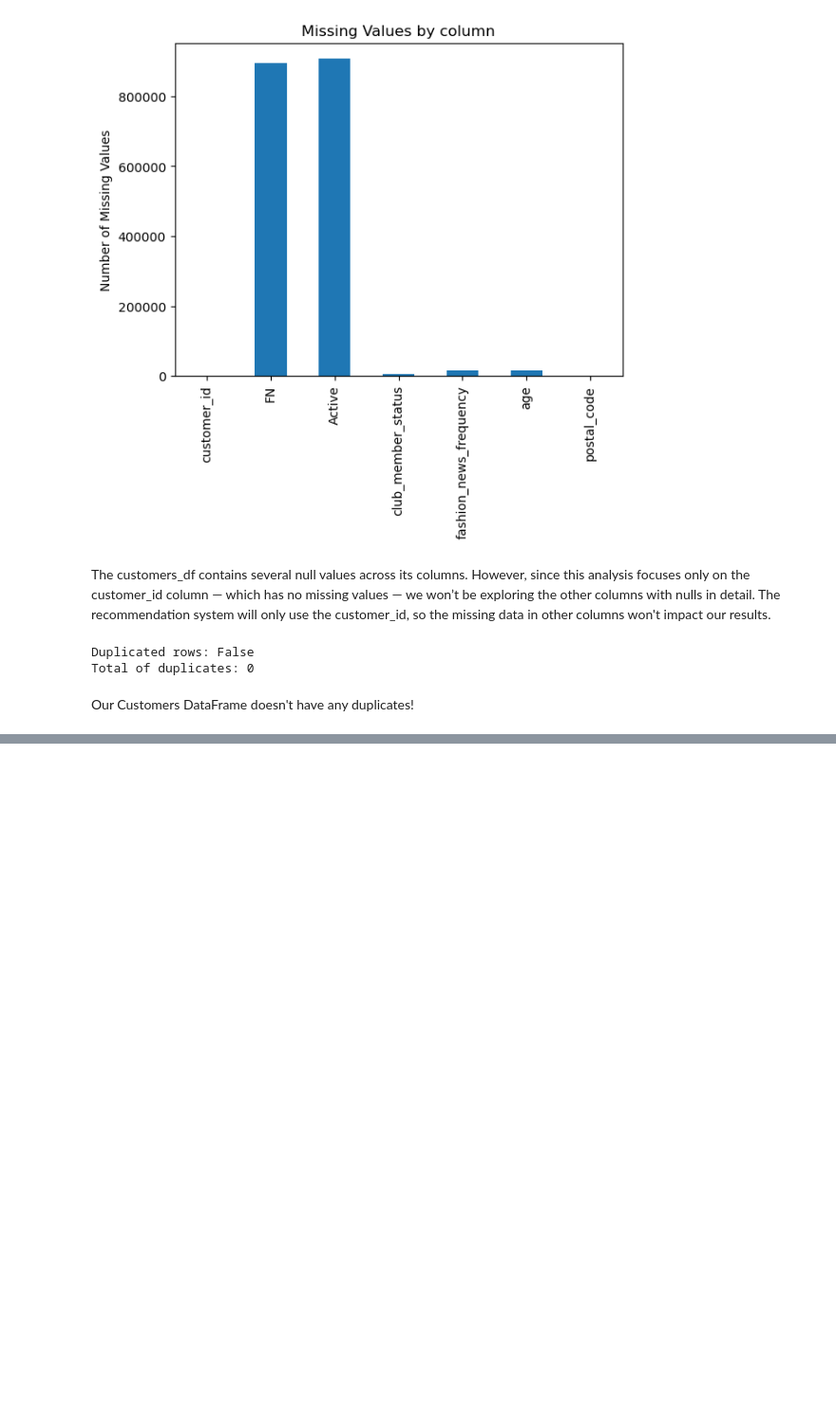
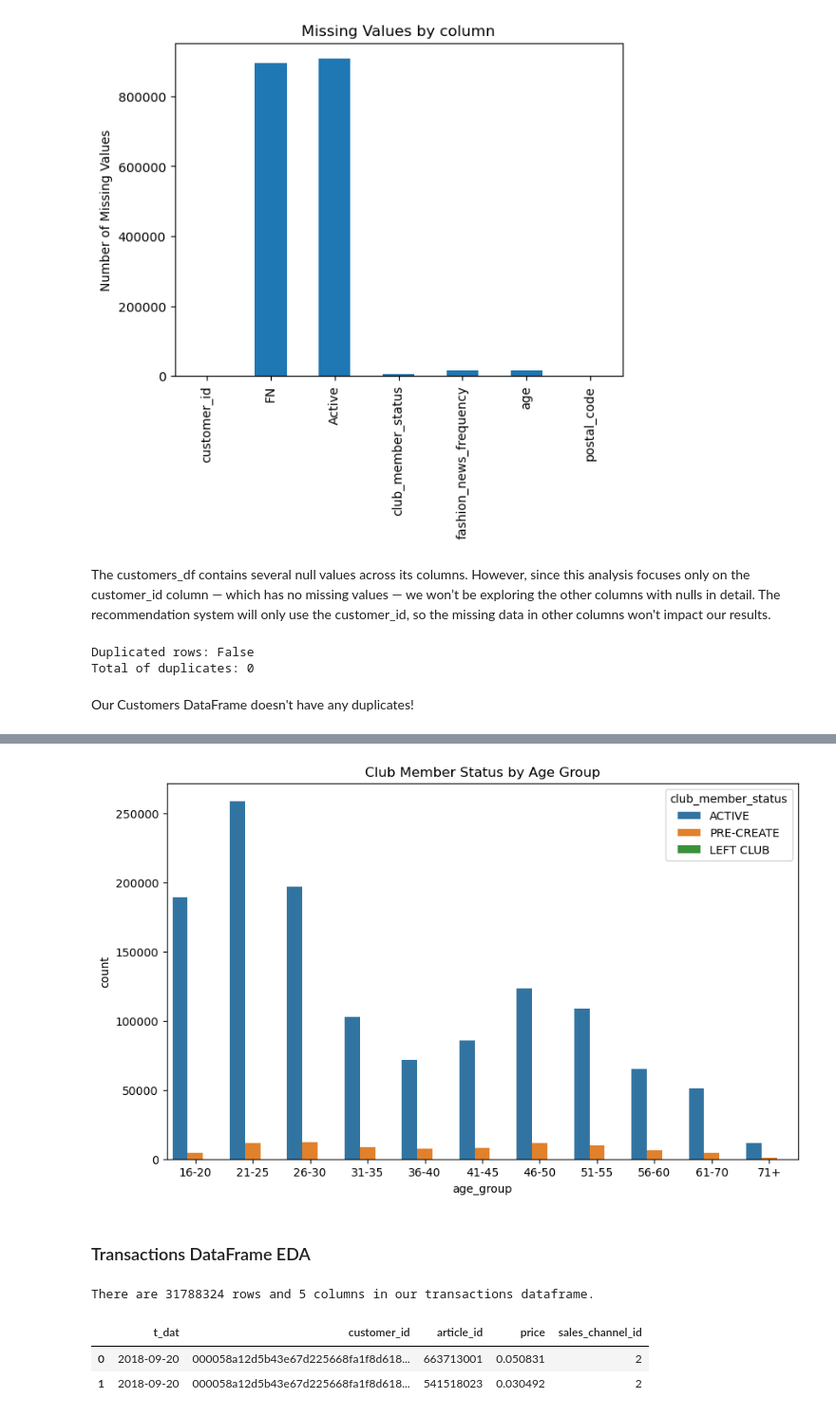
Before and after one commit to parisrahmani/HM-NLP-Recommender, a Jupyter notebook: notebooks/01-EDA-HM.ipynb, the cells around one changed output, grey strips where cells are left out. Shown at 95% size. Saved outputs shown, nothing was run; the diff lists cells and outputs as text; code cells hidden in the pictures; blank space fills up the shorter version.

```diff
--- a/notebooks/01-EDA-HM.ipynb
+++ b/notebooks/01-EDA-HM.ipynb
@@ -302,0 +369,28 @@ Our Customers DataFrame doesn't have any duplicates!
+# %%
+# Create age bins
+age_bins = [16, 21, 26, 31, 36, 41, 46, 51, 56, 61, 71, 100]
+age_labels = [
+    '16-20', '21-25', '26-30', '31-35', '36-40', '41-45',
+    '46-50', '51-55', '56-60', '61-70', '71+']
+
+customers_df['age_group'] = pd.cut(customers_df['age'], bins=age_bins, labels=age_labels)
+
+# Count plot for club_member_status by age group
+plt.figure(figsize=(10, 6))
+sns.countplot(data=customers_df, x='age_group', hue='club_member_status')
+plt.title("Club Member Status by Age Group")
+plt.show()
+# %% [output]
+[figure, added]
+# %% [markdown]
+### Transactions DataFrame EDA
+# %%
+print(f"There are {transactions_df.shape[0]} rows and {transactions_df.shape[1]} columns in our transactions dataframe.\n ")
+# %% [output]
+There are 31788324 rows and 5 columns in our transactions dataframe.
+# %%
+transactions_df.head(2)
+# %% [output]
+|  | t_dat | customer_id | article_id | price | sales_channel_id |
+| 0 | 2018-09-20 | 000058a12d5b43e67d225668fa1f8d618... | 663713001 | 0.050831 | 2 |
+| 1 | 2018-09-20 | 000058a12d5b43e67d225668fa1f8d618... | 541518023 | 0.030492 | 2 |
```
Also changed, not shown: parts of 36 cells of this notebook.
